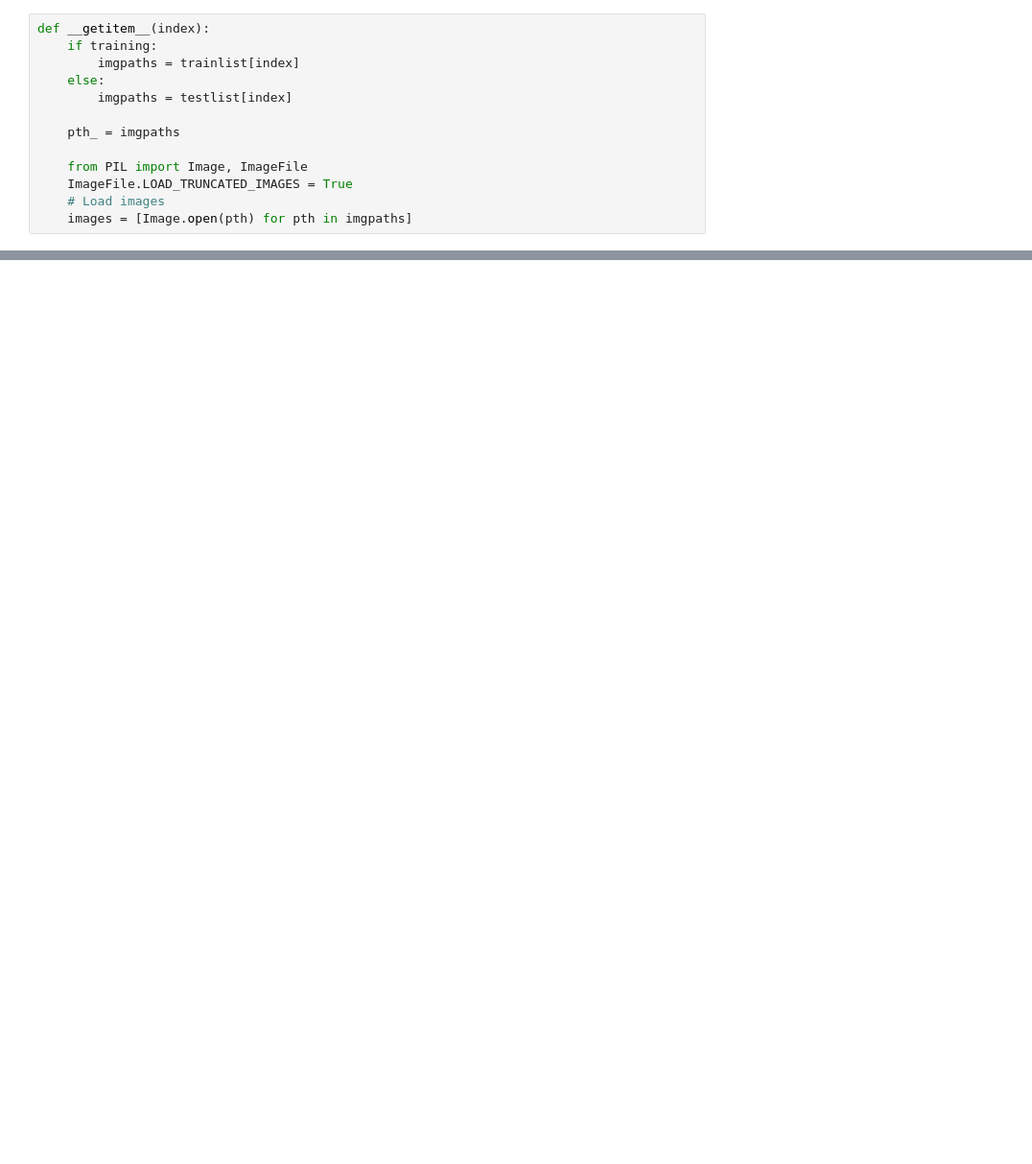
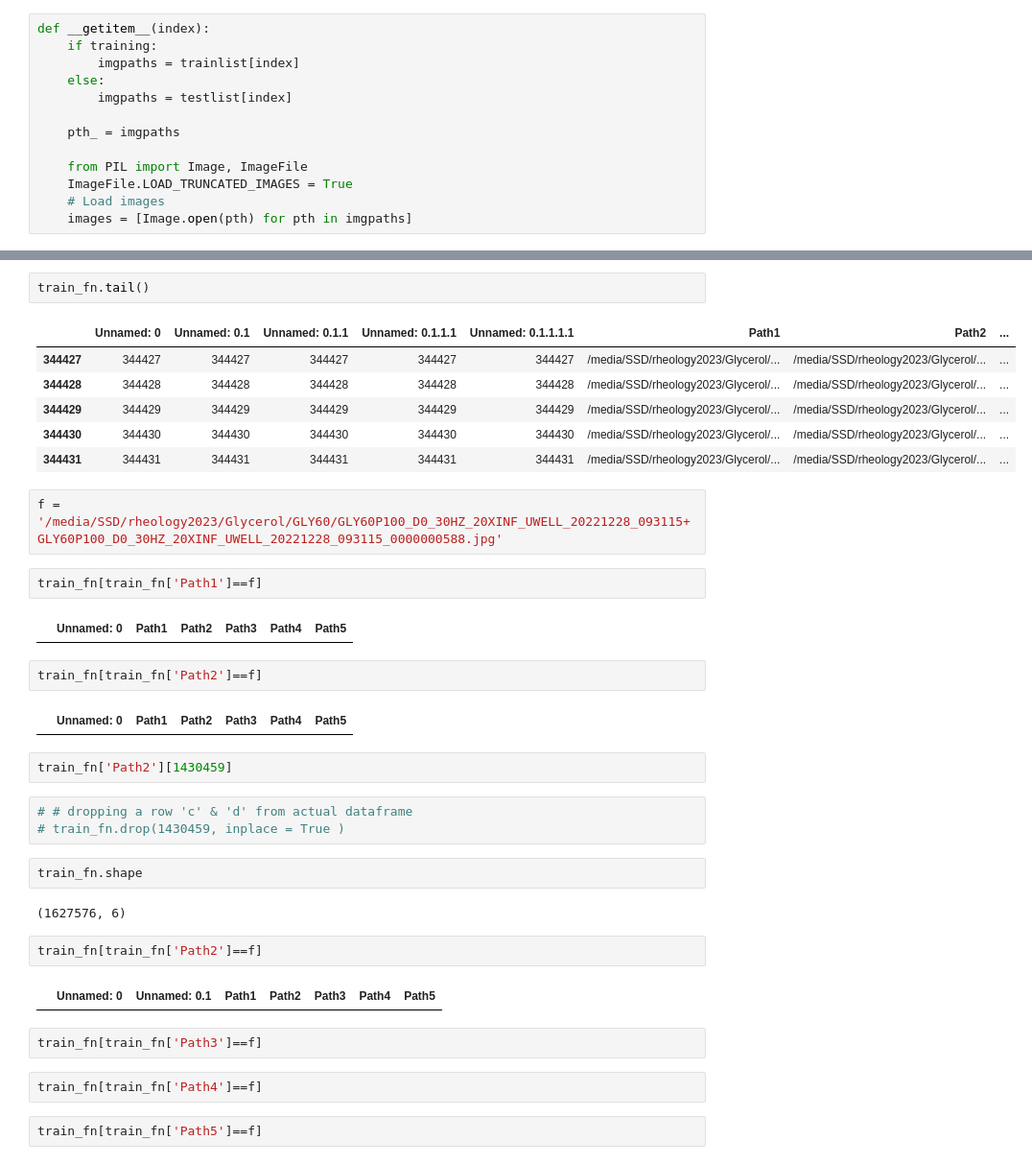
Before and after one commit to WiratchawaKannika/FLAVR, a Jupyter notebook: Check_SepTuplet.ipynb, the cells around one changed output, grey strips where cells are left out. Shown at 96% size. Saved outputs shown, nothing was run; the diff lists cells and outputs as text; blank space fills up the shorter version.

```diff
--- a/Check_SepTuplet.ipynb
+++ b/Check_SepTuplet.ipynb
@@ -428,0 +316,38 @@ inputs[1]
+# %%
+train_fn.tail()
+# %% [output]
+|  | Unnamed: 0 | Unnamed: 0.1 | Unnamed: 0.1.1 | Unnamed: 0.1.1.1 | Unnamed: 0.1.1.1.1 | Path1 | Path2 | ... |
+| 344427 | 344427 | 344427 | 344427 | 344427 | 344427 | /media/SSD/rheology2023/Glycerol/... | /media/SSD/rheology2023/Glycerol/... | ... |
+| 344428 | 344428 | 344428 | 344428 | 344428 | 344428 | /media/SSD/rheology2023/Glycerol/... | /media/SSD/rheology2023/Glycerol/... | ... |
+| 344429 | 344429 | 344429 | 344429 | 344429 | 344429 | /media/SSD/rheology2023/Glycerol/... | /media/SSD/rheology2023/Glycerol/... | ... |
+| 344430 | 344430 | 344430 | 344430 | 344430 | 344430 | /media/SSD/rheology2023/Glycerol/... | /media/SSD/rheology2023/Glycerol/... | ... |
+| 344431 | 344431 | 344431 | 344431 | 344431 | 344431 | /media/SSD/rheology2023/Glycerol/... | /media/SSD/rheology2023/Glycerol/... | ... |
+# %%
+f = '/media/SSD/rheology2023/Glycerol/GLY60/GLY60P100_D0_30HZ_20XINF_UWELL_20221228_093115+GLY60P100_D0_30HZ_20XINF_UWELL_20221228_093115_0000000588.jpg'
+# %%
+train_fn[train_fn['Path1']==f]
+# %% [output]
+|  | Unnamed: 0 | Path1 | Path2 | Path3 | Path4 | Path5 |
+# %%
+train_fn[train_fn['Path2']==f]
+# %% [output]
+|  | Unnamed: 0 | Path1 | Path2 | Path3 | Path4 | Path5 |
+# %%
+train_fn['Path2'][1430459]
+# %%
+# # dropping a row 'c' & 'd' from actual dataframe
+# train_fn.drop(1430459, inplace = True )
+# %%
+train_fn.shape
+# %% [output]
+(1627576, 6)
+# %%
+train_fn[train_fn['Path2']==f]
+# %% [output]
+|  | Unnamed: 0 | Unnamed: 0.1 | Path1 | Path2 | Path3 | Path4 | Path5 |
+# %%
+train_fn[train_fn['Path3']==f]
+# %%
+train_fn[train_fn['Path4']==f]
+# %%
+train_fn[train_fn['Path5']==f]
```
Also changed, not shown: parts of 37 cells of this notebook, 2 other files.
